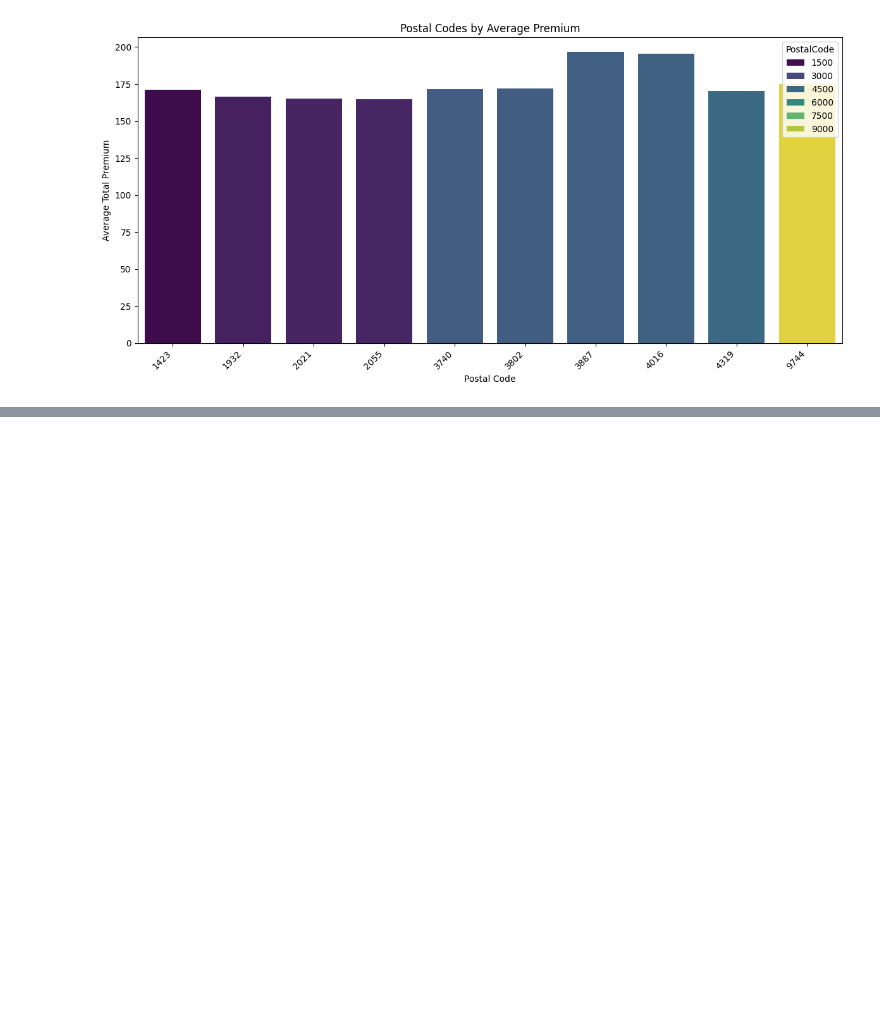
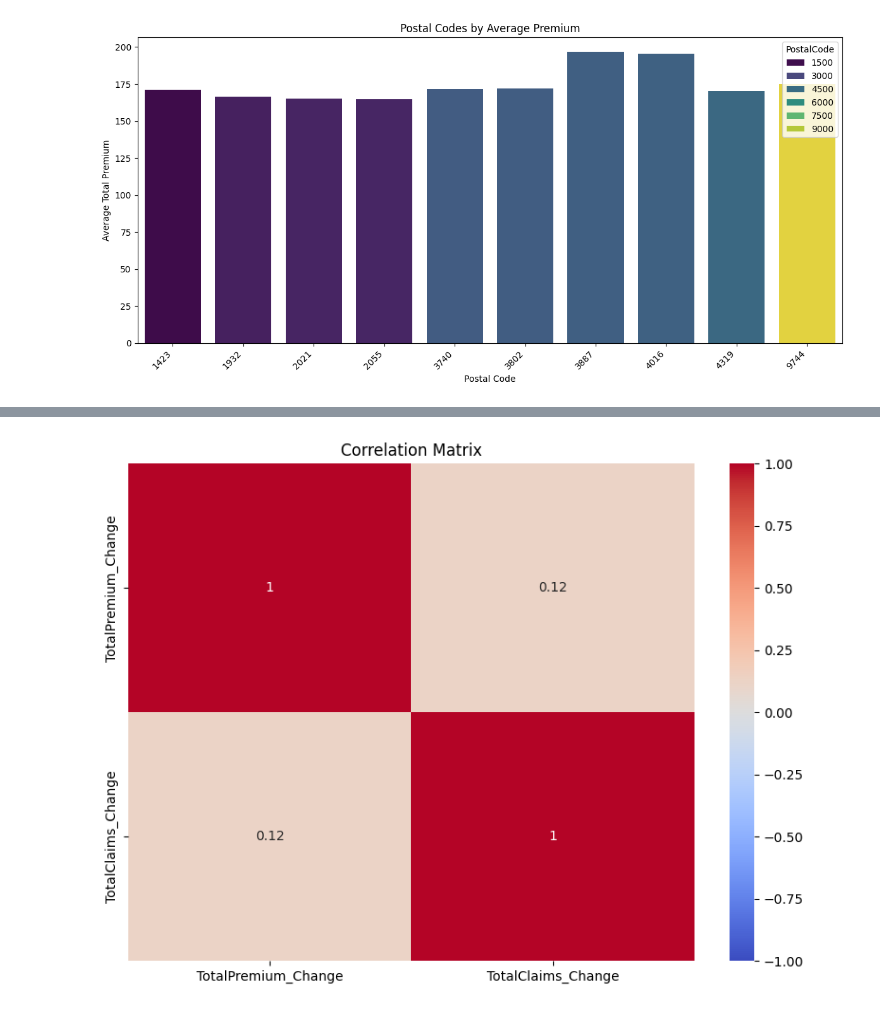
Before and after one commit to YonInsights/AlphaCare-Insurance-Analysis, a Jupyter notebook: notebooks/EDA.ipynb, the cells around one changed output, grey strips where cells are left out. Saved outputs shown, nothing was run; the diff lists cells and outputs as text; code cells hidden in the pictures; blank space fills up the shorter version.

```diff
--- a/notebooks/EDA.ipynb
+++ b/notebooks/EDA.ipynb
@@ -186,0 +196,5 @@ plot_geographic_trends(data, 'PostalCode', 'TotalPremium', 'Postal Codes by Aver
+# %%
+#Plot the correlation matrix for the changes
+plot_correlation_matrix(data, columns=['TotalPremium_Change', 'TotalClaims_Change'])
+# %% [output]
+[figure, added]
```
Also changed, not shown: parts of 4 cells of this notebook.
